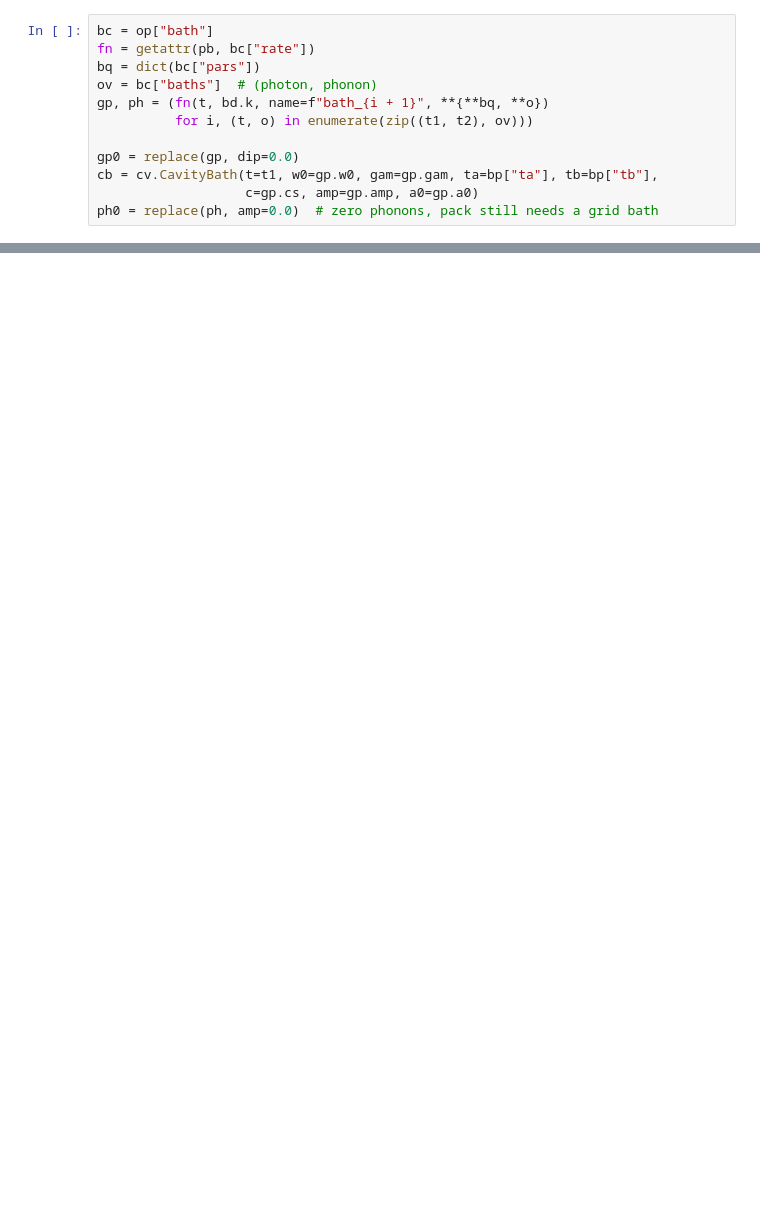
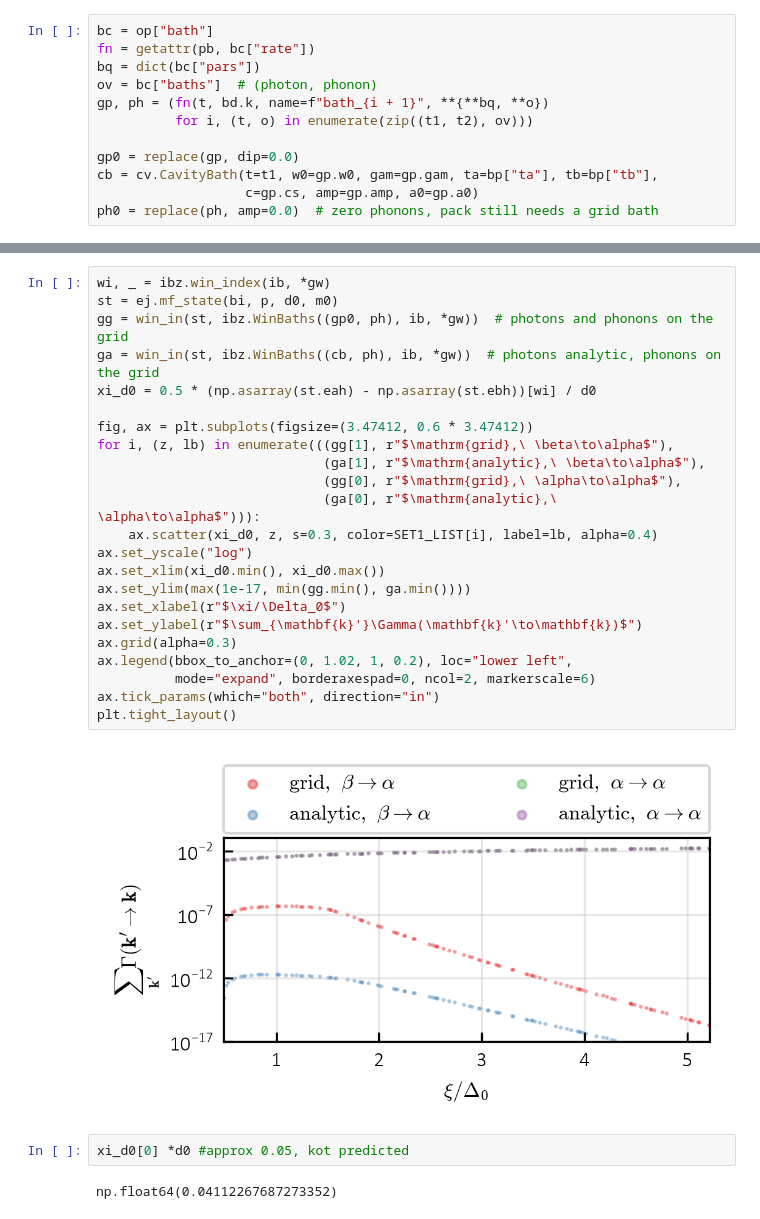
Before and after one commit to korl-z/IJS-F1, a Jupyter notebook: Koda/EI_cutoff/ibz_test copy.ipynb, the cells around one changed output, grey strips where cells are left out. Saved outputs shown, nothing was run; the diff lists cells and outputs as text; blank space fills up the shorter version.

```diff
--- a/Koda/EI_cutoff/ibz_test copy.ipynb
+++ b/Koda/EI_cutoff/ibz_test copy.ipynb
@@ -184,0 +183,29 @@ plt.tight_layout()
+# %%
+wi, _ = ibz.win_index(ib, *gw)
+st = ej.mf_state(bi, p, d0, m0)
+gg = win_in(st, ibz.WinBaths((gp0, ph), ib, *gw))  # photons and phonons on the grid
+ga = win_in(st, ibz.WinBaths((cb, ph), ib, *gw))  # photons analytic, phonons on the grid
+xi_d0 = 0.5 * (np.asarray(st.eah) - np.asarray(st.ebh))[wi] / d0
+
+fig, ax = plt.subplots(figsize=(3.47412, 0.6 * 3.47412))
+for i, (z, lb) in enumerate(((gg[1], r"$\mathrm{grid},\ \beta\to\alpha$"),
+                             (ga[1], r"$\mathrm{analytic},\ \beta\to\alpha$"),
+                             (gg[0], r"$\mathrm{grid},\ \alpha\to\alpha$"),
+                             (ga[0], r"$\mathrm{analytic},\ \alpha\to\alpha$"))):
+    ax.scatter(xi_d0, z, s=0.3, color=SET1_LIST[i], label=lb, alpha=0.4)
+ax.set_yscale("log")
+ax.set_xlim(xi_d0.min(), xi_d0.max())
+ax.set_ylim(max(1e-17, min(gg.min(), ga.min())))
+ax.set_xlabel(r"$\xi/\Delta_0$")
+ax.set_ylabel(r"$\sum_{\mathbf{k}'}\Gamma(\mathbf{k}'\to\mathbf{k})$")
+ax.grid(alpha=0.3)
+ax.legend(bbox_to_anchor=(0, 1.02, 1, 0.2), loc="lower left",
+          mode="expand", borderaxespad=0, ncol=2, markerscale=6)
+ax.tick_params(which="both", direction="in")
+plt.tight_layout()
+# %% [output]
+[figure, added]
+# %%
+xi_d0[0] *d0 #approx 0.05, kot predicted
+# %% [output]
+np.float64(0.04112267687273352)
```
Also changed, not shown: parts of 17 cells of this notebook, 11 other files.
